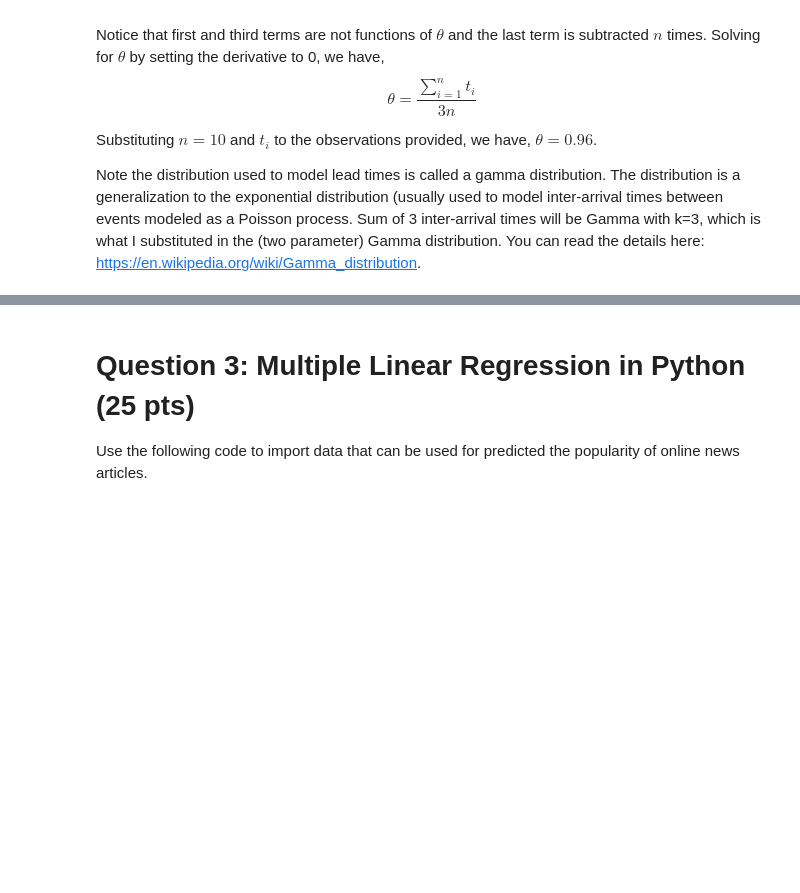
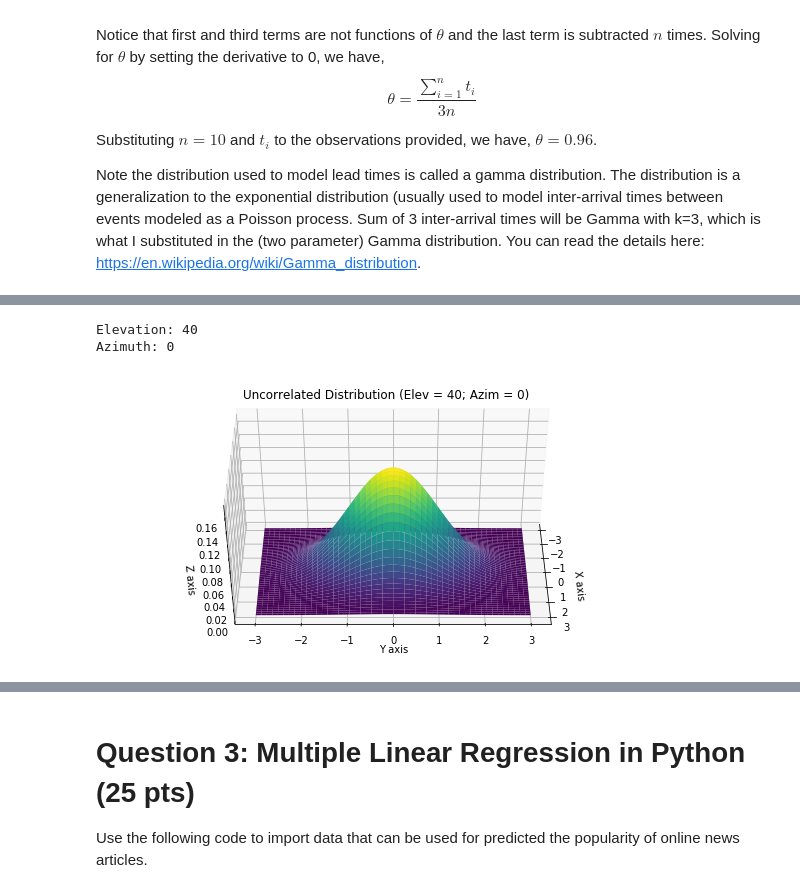
Before and after one commit to jsigee87/data_science_principles, a Jupyter notebook: hw1/HW1.ipynb, the cells around one changed output, grey strips where cells are left out. Saved outputs shown, nothing was run; the diff lists cells and outputs as text; code cells hidden in the pictures; blank space fills up the shorter version.

```diff
--- a/hw1/HW1.ipynb
+++ b/hw1/HW1.ipynb
@@ -57,0 +125,18 @@ Note the distribution used to model lead times is called a gamma distribution. T
+# %%
+fig = plt.figure(figsize=(10,5))
+ax = fig.gca(projection='3d')
+ax.plot_surface(X, Y, mn_1.pdf(pos),cmap='viridis',linewidth=0)
+ax.set_xlabel('X axis')
+ax.set_ylabel('Y axis')
+ax.set_zlabel('Z axis')
+ax.elev = 40
+ax.azim = 0
+print("Elevation: " + str(ax.elev))
+print("Azimuth: " + str(ax.azim))
+ax.auto_scale_xyz([-3, 3], [-3, 3], [0, 0.175])
+plt.title("Uncorrelated Distribution (Elev = 40; Azim = 0)")
+plt.show()
+# %% [output]
+Elevation: 40
+Azimuth: 0
+[figure, added]
```
Also changed, not shown: parts of 50 cells of this notebook.
